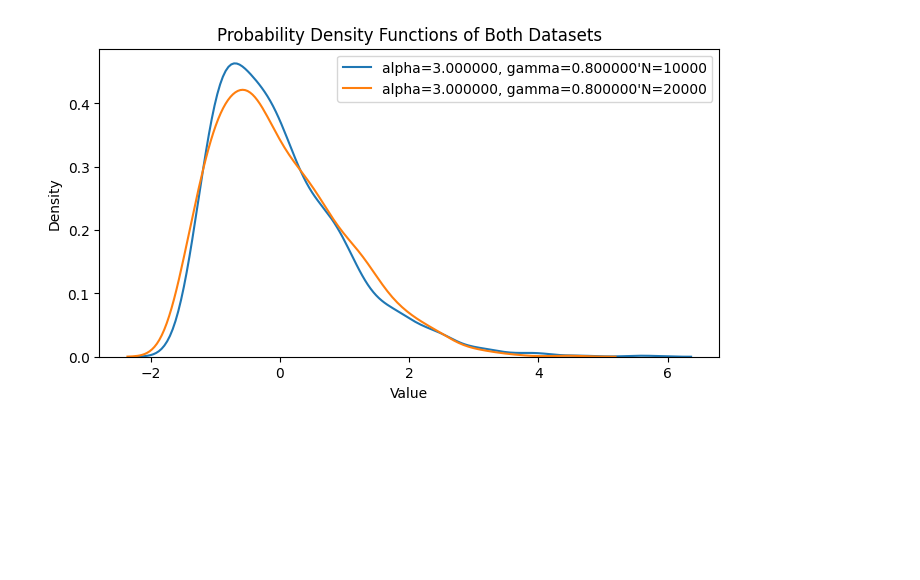
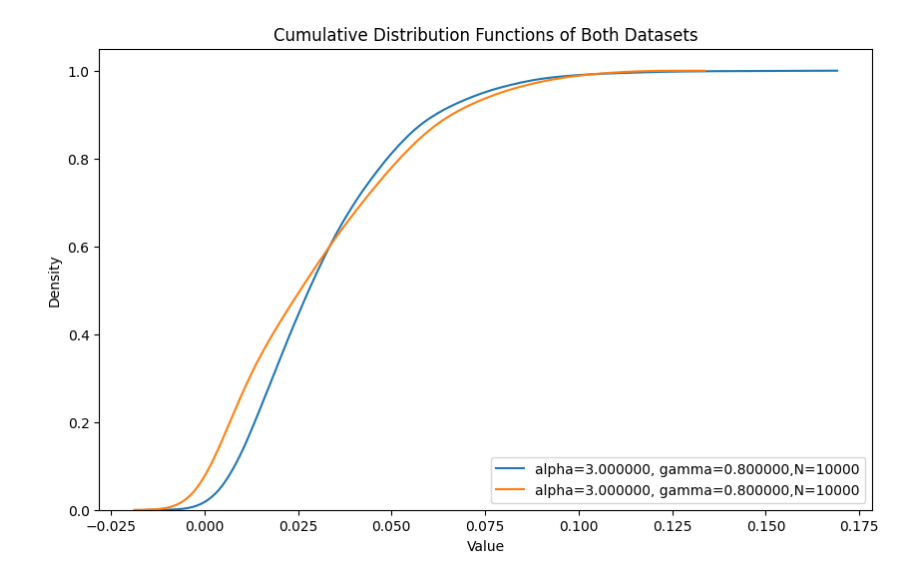
Before and after one commit to Hansen1030/Scale-free_FPP, a Jupyter notebook: Draw_distribution.ipynb, the cells around one changed output. Drawn from its saved outputs; the diff is of its cells as text; code cells hidden in the pictures; blank space fills up the shorter version.

```diff
--- a/Draw_distribution.ipynb
+++ b/Draw_distribution.ipynb
@@ -9,27 +9,33 @@ def data_generate(names):
         if i==0 : continue
         data=np.vstack((data,np.loadtxt('data_new/'+names[i])))
     return data
-def scale_function(dataset):
+
+def scale_function(dataset,N,alpha):
     mean=dataset.mean()
-    var=dataset.var()
-    return (dataset-mean)/np.sqrt(var)
+    median=np.median(dataset)
+    # return N/(pow(dataset,1/(alpha-2.5)))
+    return (dataset)/(pow(N,(alpha-2.5)))
+    # return dataset/median
+
 def draw_distribution(dataset,names,cdf=True,shade=False):
-    plt.figure(figsize=(8, 4))
+    plt.figure(figsize=(10, 6))
     for i in range(len(dataset)):
-        dataset[i]=scale_function(dataset[i])
         name=names[i].split("_")
-        sns.kdeplot(dataset[i], label="alpha="+name[0]+", gamma="+name[1]+"'N="+name[2], cumulative=cdf,fill=False)
+        dataset[i]=scale_function(dataset[i],int(name[2]),float(name[0]))
+        sns.kdeplot(dataset[i], label="alpha="+name[0]+", gamma="+name[1]+",N="+name[2], cumulative=cdf,fill=False)
     plt.xlabel('Value')
     plt.ylabel('Density')
-    plt.title('Probability Density Functions of Both Datasets')
+    if cdf:
+        plt.title('Cumulative Distribution Functions of Both Datasets')
+    else:
+        plt.title('Probability Density Functions of Both Datasets')
     plt.legend()
     plt.show()
     pass
 # %%
 # The name is defult setting your data is under the folder 'data_new/' if not, remmenber put you data in 'data_new/' folder
-names=np.array(['3.000000_0.800000_10000','3.000000_0.800000_20000'])
+names=np.array(['3.000000_0.800000_10000','3.000000_0.800000_10000_fake'])
 data=data_generate(names)
+draw_distribution(data,names,cdf=True)
+# %% [output]
+[figure, added]
-# %%
-draw_distribution(data,names,cdf=False)
-# %% [output]
-[figure, removed]
```
Also changed, not shown: parts of 1 cell of this notebook, 23 other files.
